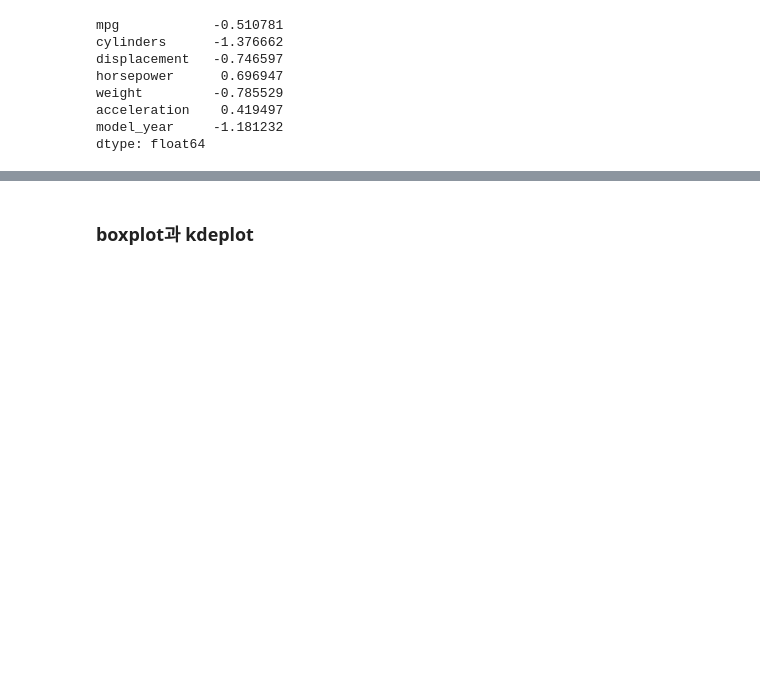
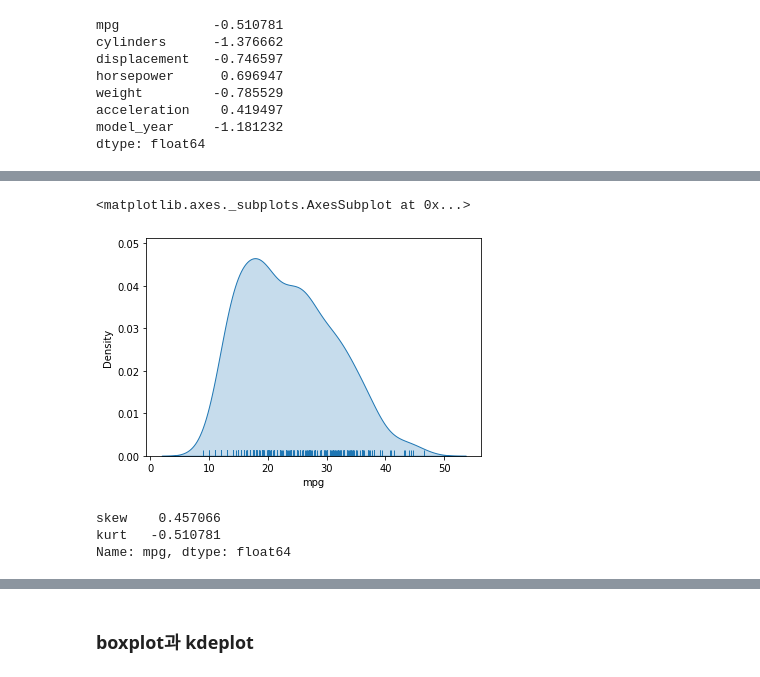
Before and after one commit to prrrosy/Data_Science, a Jupyter notebook: 5.3 파이썬 EDA-수치형 변수-input.ipynb, the cells around one changed output, grey strips where cells are left out. Cells and saved outputs as stored; diff of their text form; code cells hidden in the pictures; blank space fills up the shorter version.

```diff
--- a/5.3 파이썬 EDA-수치형 변수-input.ipynb
+++ b/5.3 파이썬 EDA-수치형 변수-input.ipynb
@@ -196,4 +198,16 @@ dtype: float64
+# %%
+# kdeplot, rugplot으로 밀도함수 표현하기
+sns.kdeplot(data=df, x="mpg", shade=True, cut=3)
+sns.rugplot(data=df, x="mpg")
+# %% [output]
+<matplotlib.axes._subplots.AxesSubplot at 0x...>
+[figure, added]
 # %%
 # mpg 값에 대해 agg로 skew, kurt 값 구하기
+df["mpg"].agg(["skew", "kurt"])
+# %% [output]
+skew    0.457066
+kurt   -0.510781
+Name: mpg, dtype: float64
 # %%
 # boxplot 으로 mpg 의 사분위 수 표현하기
```
Also changed, not shown: parts of 7 cells of this notebook.
